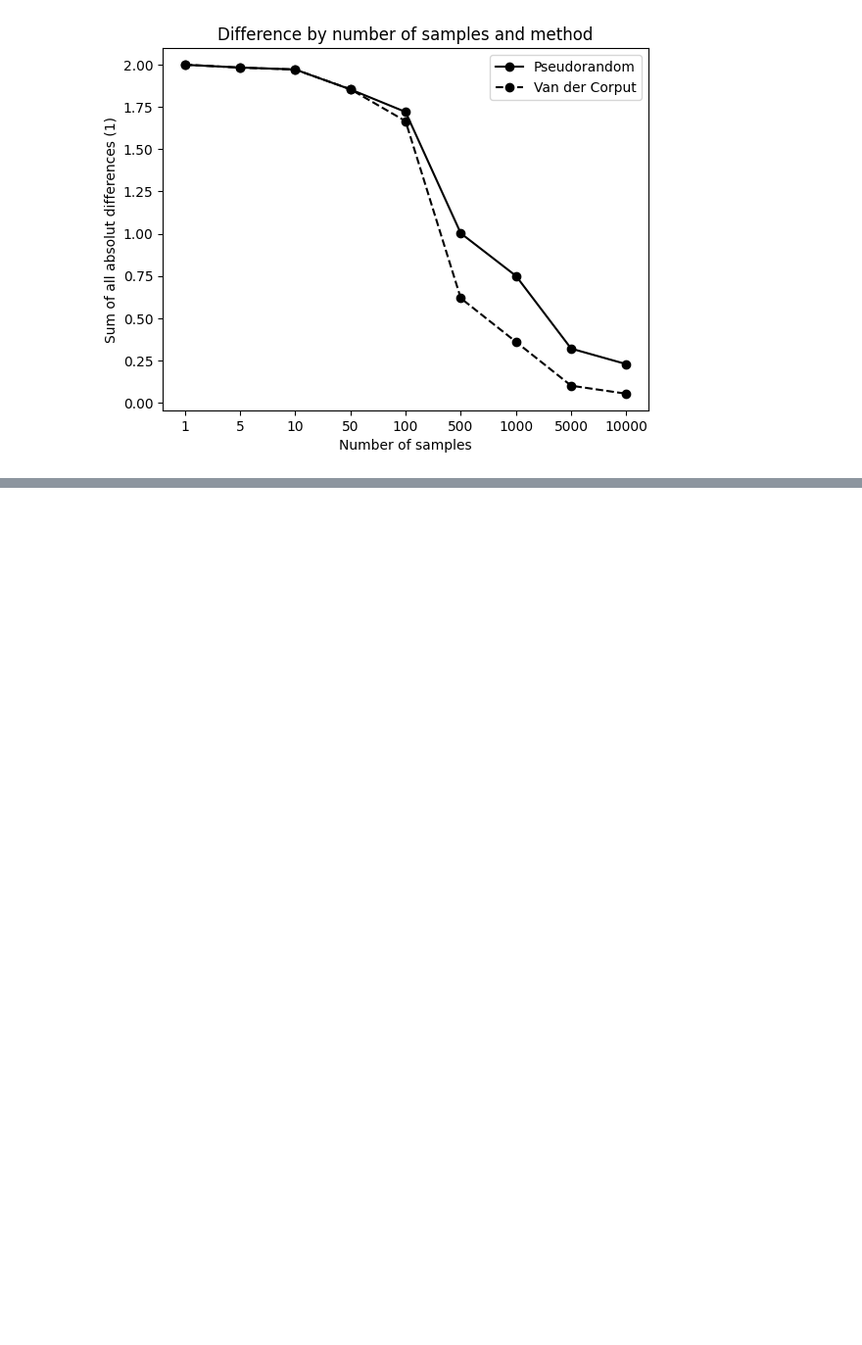
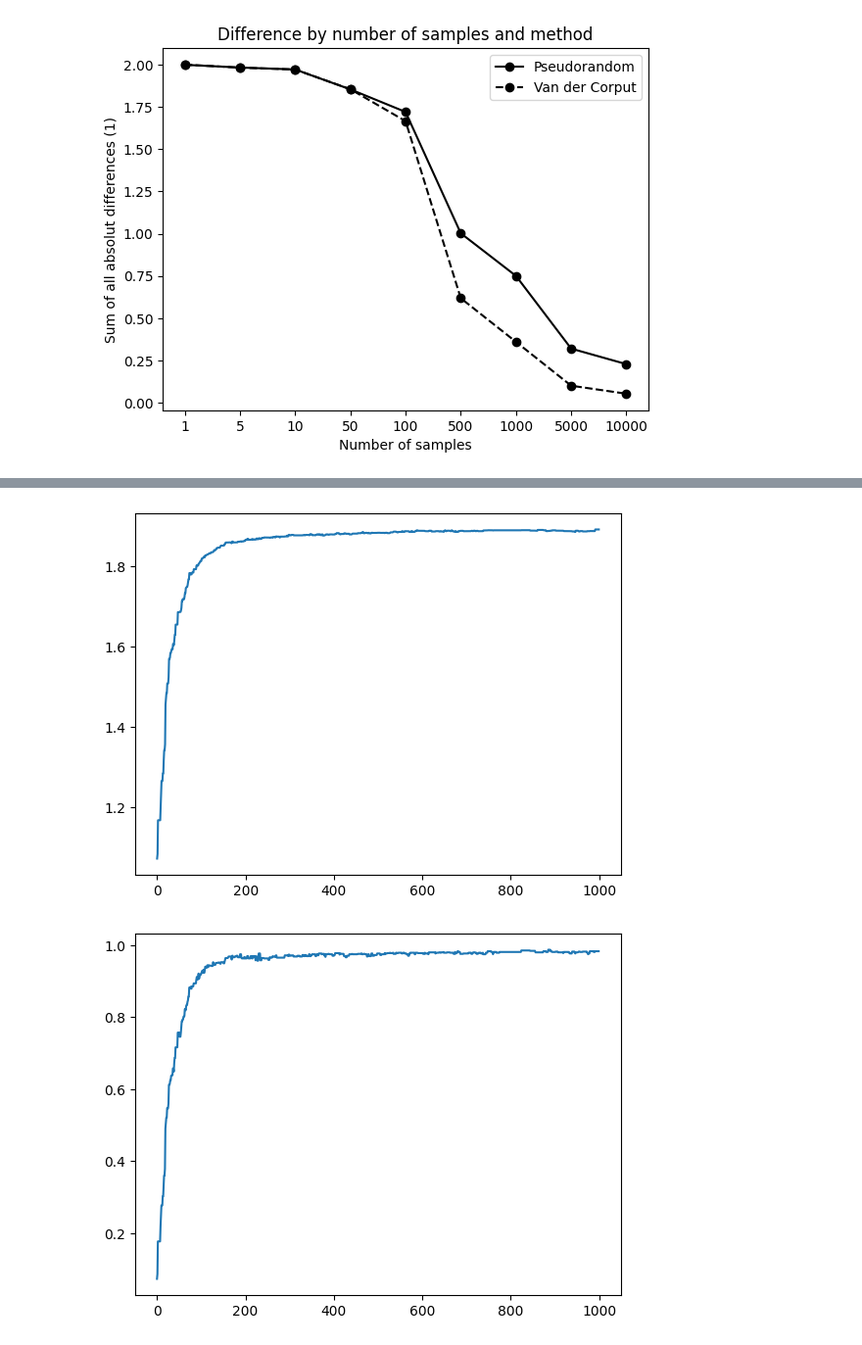
Before and after one commit to marvkosmai/mprj-optimal-placement-and-route, a Jupyter notebook: DataVisualization/data_visualization.ipynb, the cells around one changed output, grey strips where cells are left out. Shown at 98% size. Drawn from its saved outputs; the diff is of its cells as text; code cells hidden in the pictures; blank space fills up the shorter version.

```diff
--- a/DataVisualization/data_visualization.ipynb
+++ b/DataVisualization/data_visualization.ipynb
@@ -63,0 +117,24 @@ plt.show()
+# %%
+f = open('data/test_run_2.json')
+data = json.load(f)
+f.close()
+
+bestFitness = np.array(data['bestFitness'])
+
+bestVisibility = np.array(data['bestVisibility'])
+
+bestLocations = np.array(data['bestLocations'])
+
+x = np.arange(len(bestFitness))
+
+plt.plot(x, bestFitness, label='fitness')
+plt.show()
+
+plt.plot(x, bestVisibility, label='visibility')
+plt.show()
+
+plt.plot(x, bestLocations, label='locations')
+plt.show()
+# %% [output]
+[figure, added]
+[figure, added]
```
Also changed, not shown: parts of 5 cells of this notebook, 11 other files.
